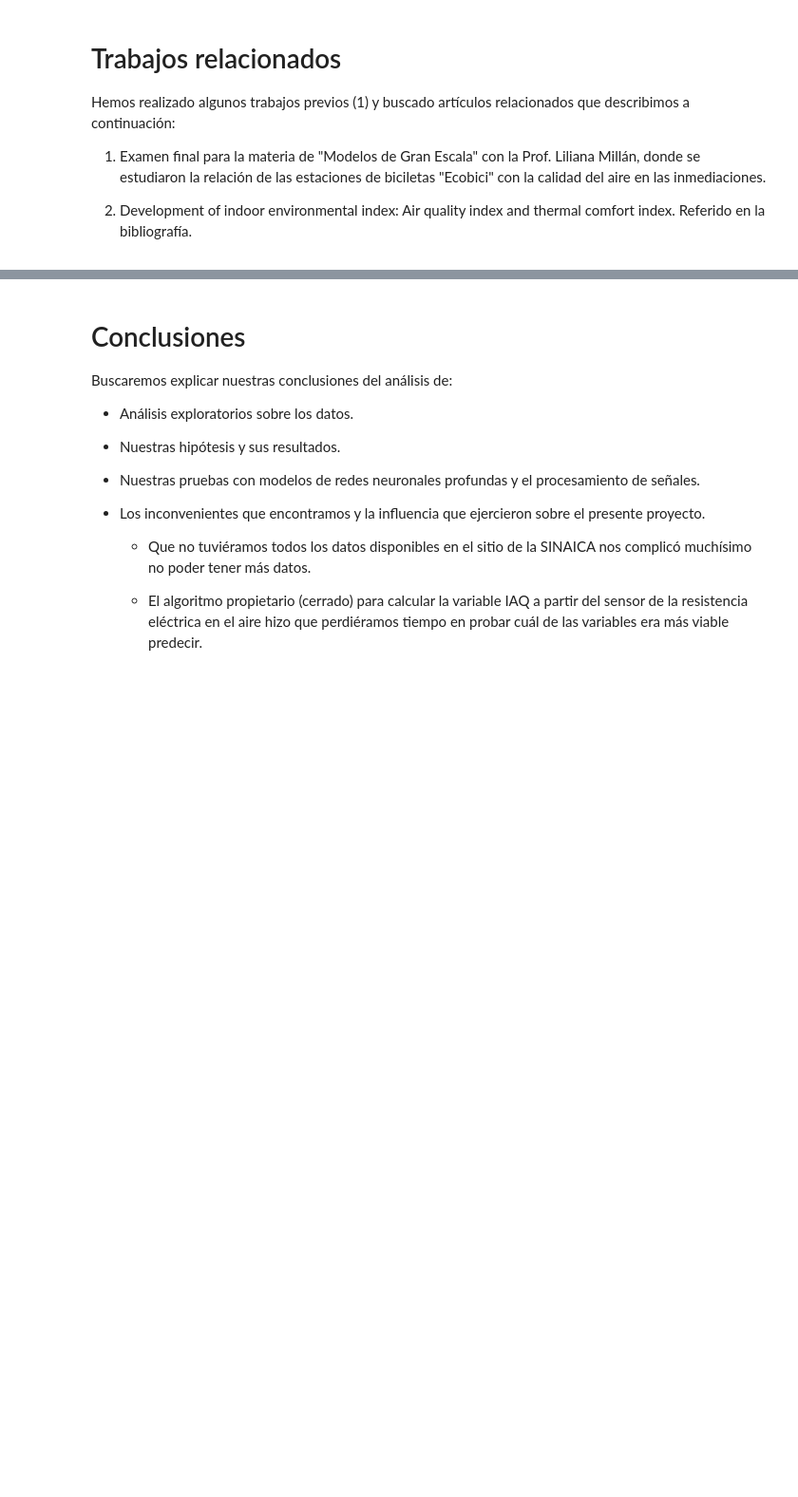
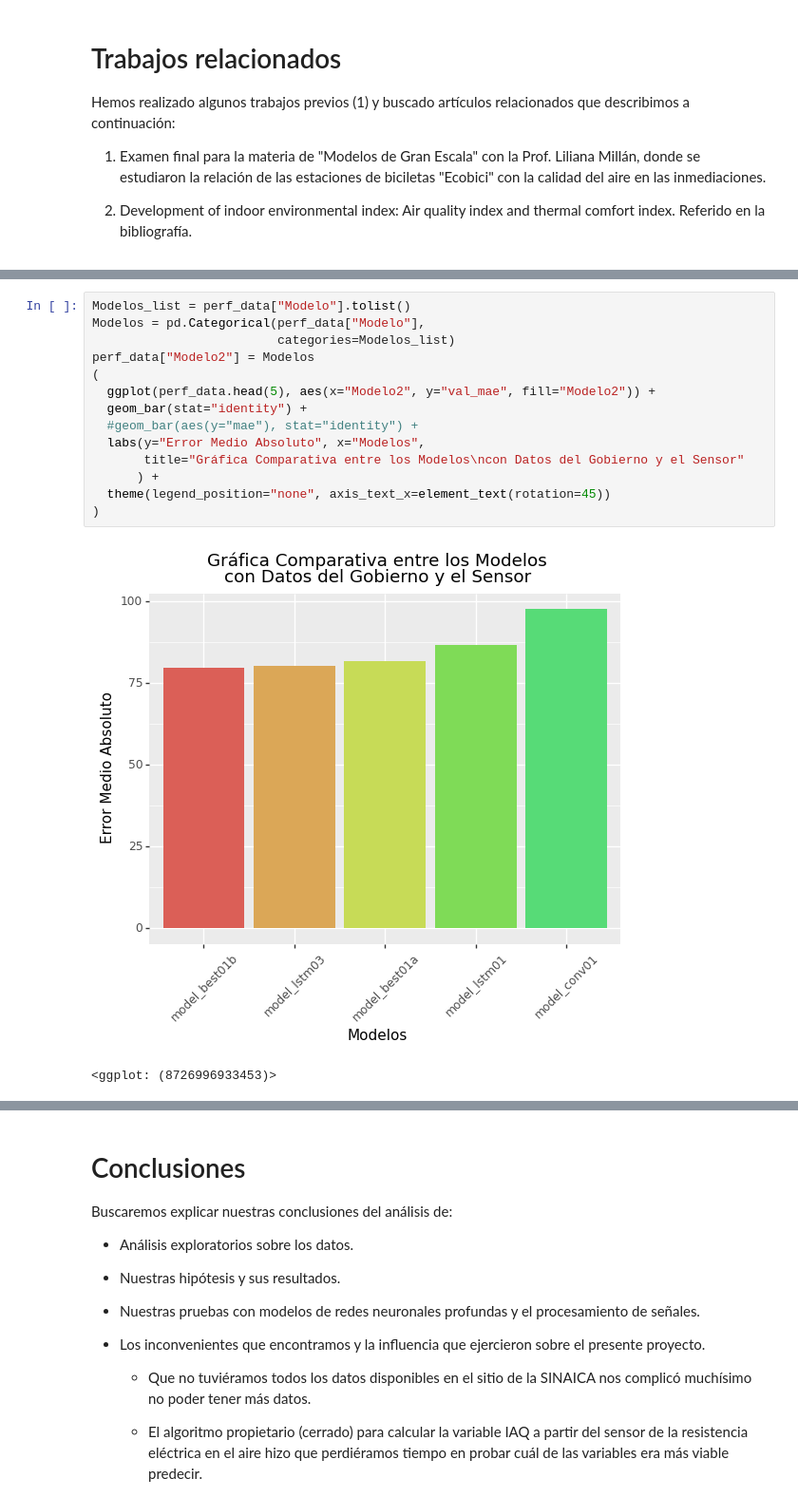
Before and after one commit to philwebsurfer/dlfinal, a Jupyter notebook: proyectofinal.ipynb, the cells around one changed output, grey strips where cells are left out. Shown: that part at 95% size. Drawn from its saved outputs; the diff is of its cells as text; blank space fills up the shorter version.

```diff
--- a/proyectofinal.ipynb
+++ b/proyectofinal.ipynb
@@ -152,0 +388,17 @@ También probamos con los siguientes modelos:
+# %%
+Modelos_list = perf_data["Modelo"].tolist()
+Modelos = pd.Categorical(perf_data["Modelo"],
+                         categories=Modelos_list)
+perf_data["Modelo2"] = Modelos
+(
+  ggplot(perf_data.head(5), aes(x="Modelo2", y="val_mae", fill="Modelo2")) +
+  geom_bar(stat="identity") +
+  #geom_bar(aes(y="mae"), stat="identity") +
+  labs(y="Error Medio Absoluto", x="Modelos",
+       title="Gráfica Comparativa entre los Modelos\ncon Datos del Gobierno y el Sensor"
+      ) +
+  theme(legend_position="none", axis_text_x=element_text(rotation=45))
+)
+# %% [output]
+[figure, added]
+<ggplot: (8726996933453)>
```
Also changed, not shown: parts of 6 cells of this notebook.
